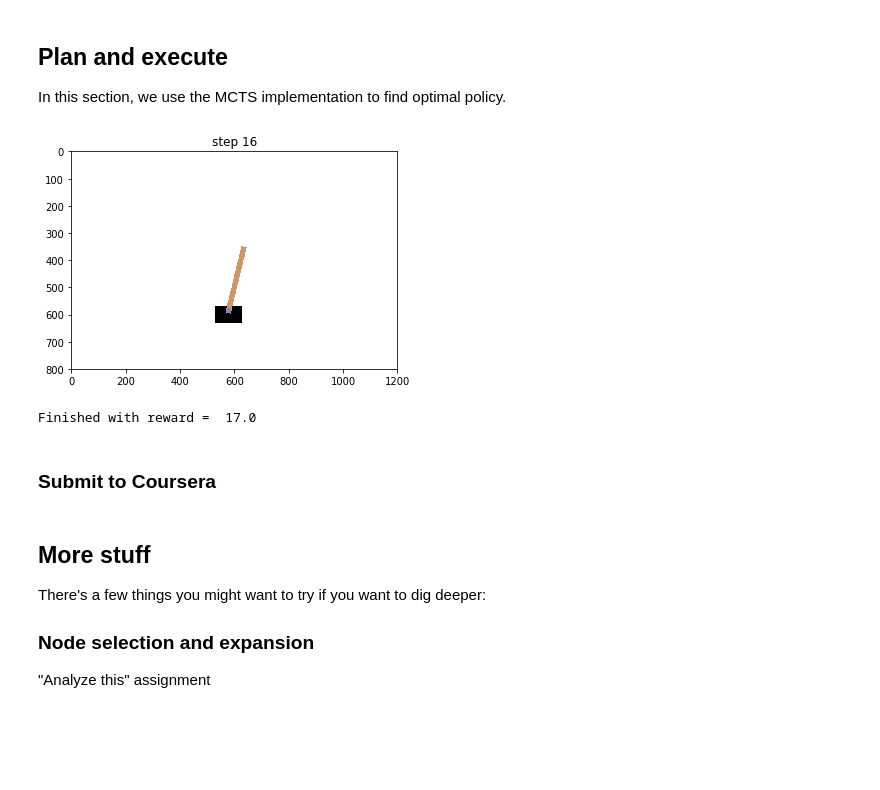
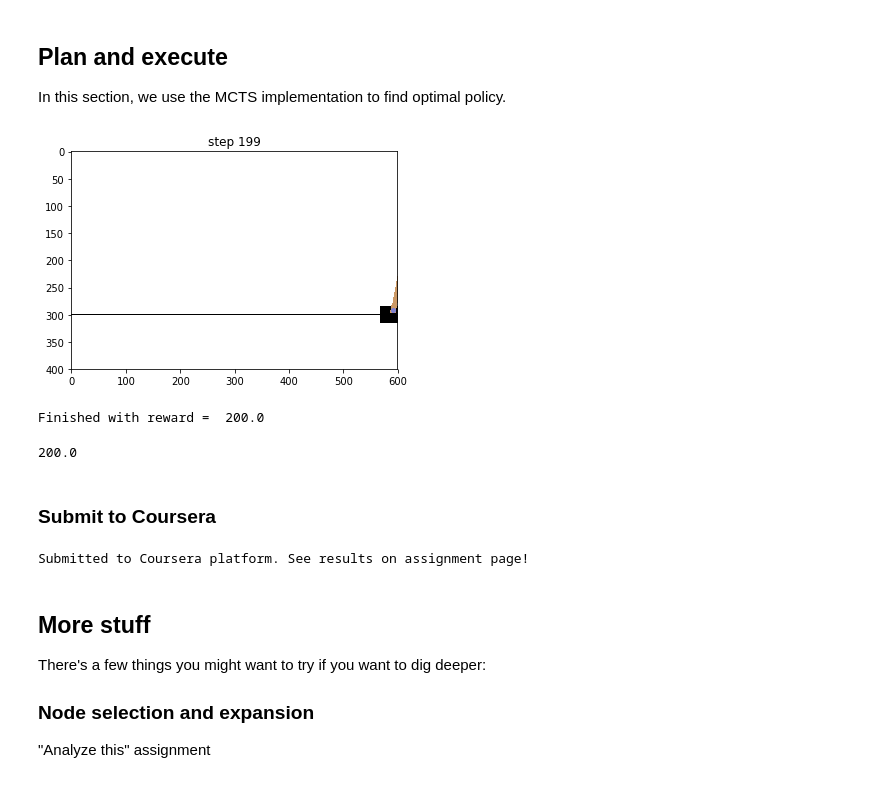
Before and after one commit to truskovskiyk/courses, a Jupyter notebook: week6_outro/practice_mcts.ipynb, the cells around one changed output. Saved outputs shown, nothing was run; the diff lists cells and outputs as text; code cells hidden in the pictures; blank space fills up the shorter version.

Commit message:
done with mcts

```diff
--- a/week6_outro/practice_mcts.ipynb
+++ b/week6_outro/practice_mcts.ipynb
@@ -48,7 +48,8 @@ class WithSnapshots(Wrapper):
         In case of doubt, use pickle.dumps or deepcopy.
 
         """
-        # self.render() #close popup windows since we can't pickle them
+        self.render() #close popup windows since we can't pickle them
+        self.close()
         if self.unwrapped.viewer is not None:
             self.unwrapped.viewer.close()
             self.unwrapped.viewer = None
@@ -63,7 +64,8 @@ class WithSnapshots(Wrapper):
         assert not hasattr(self,"_monitor") or hasattr(self.env,"_monitor"), "can't backtrack while recording"
 
         # self.render(close=True) #close popup windows since we can't load into them
-        # self.render() #close popup windows since we can't load into them
+        self.render() #close popup windows since we can't load into them
+        self.close()
         self.env = loads(snapshot)
 
     def get_result(self,snapshot,action):
@@ -363,45 +365,52 @@ test_env = loads(root_snapshot) #env used to show progress
 for i in count():
 
     #get best child
-    best_child = root.select_best_leaf() # <select child with highest mean reward>
+    # best_child = root.select_best_leaf() # <select child with highest mean reward>
+    best_child = max(root.children, key=lambda x: x.get_mean_value())
 
     #take action
     s,r,done,_ = test_env.step(best_child.action)
 
     #show image
     clear_output(True)
     plt.title("step %i"%i)
     plt.imshow(test_env.render('rgb_array'))
     plt.show()
 
     total_reward += r
-    if done:
+    if done or total_reward > 200:
         print("Finished with reward = ",total_reward)
         break
 
     #discard unrealized part of the tree [because not every child matters :(]
     for child in root.children:
         if child != best_child:
             child.safe_delete()
 
     #declare best child a new root
     root = Root.from_node(best_child)
-    plan_mcts(root,n_iters=10)
+    plan_mcts(root,n_iters=100)
 
     assert not root.is_leaf(), "We ran out of tree! Need more planning! Try growing tree right inside the loop."
 
     # plan_mcts(root,n_iters=10)
     #you may want to expand tree here
     #<your code here>
 # %% [output]
-[figure, old version]
+[figure, new version]
-Finished with reward =  17.0
+Finished with reward =  200.0
+# %%
+total_reward
+# %% [output]
+200.0
 # %% [markdown]
 ### Submit to Coursera
 # %%
 from submit import submit_mcts
 
-# submit_mcts(total_reward, "truskovskiyk@gmail.com", "wsIeEk7oKKO4UDE7")
+submit_mcts(total_reward, "truskovskiyk@gmail.com", "TOKEN")
+# %% [output]
+Submitted to Coursera platform. See results on assignment page!
 # %% [markdown]
 ## More stuff
 
```
Also changed, not shown: parts of 3 cells of this notebook.
